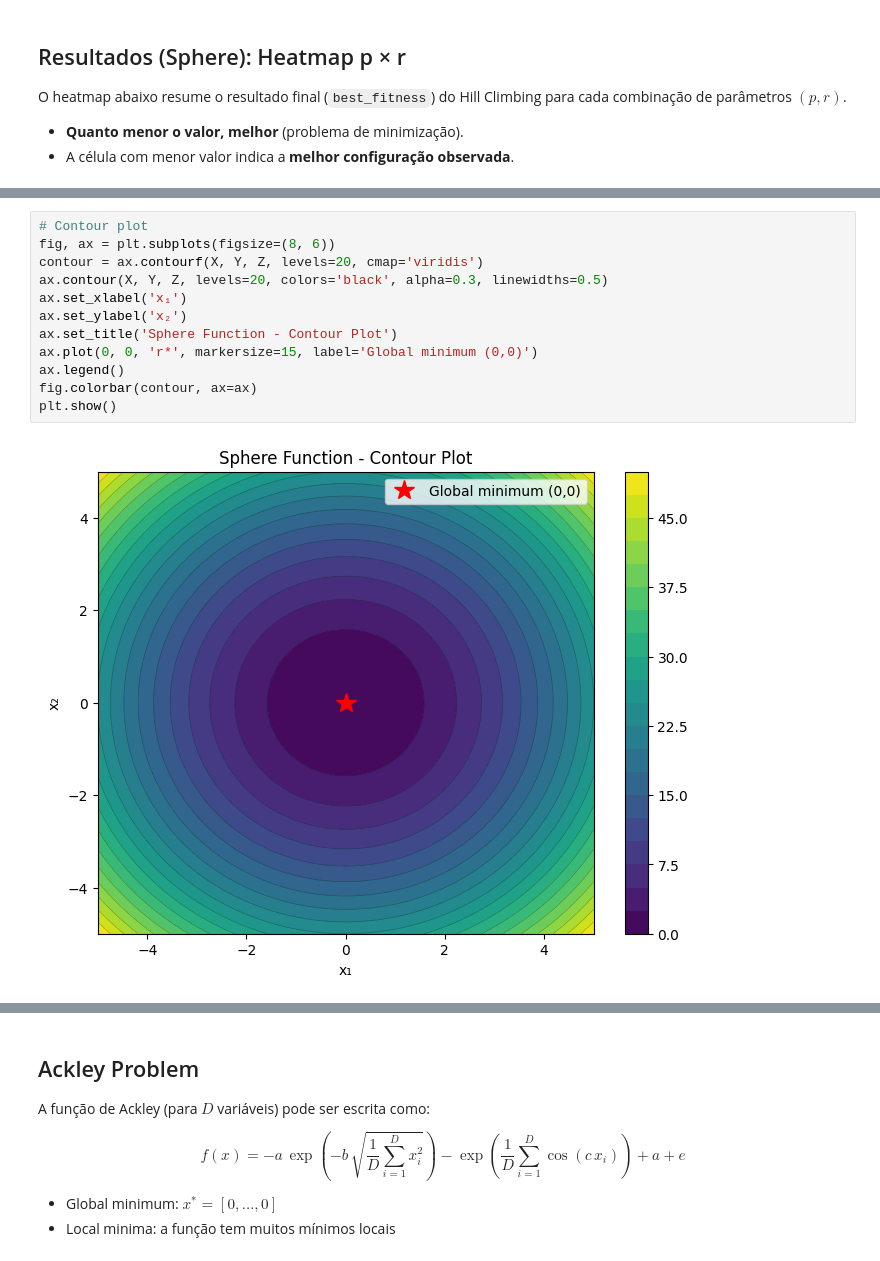
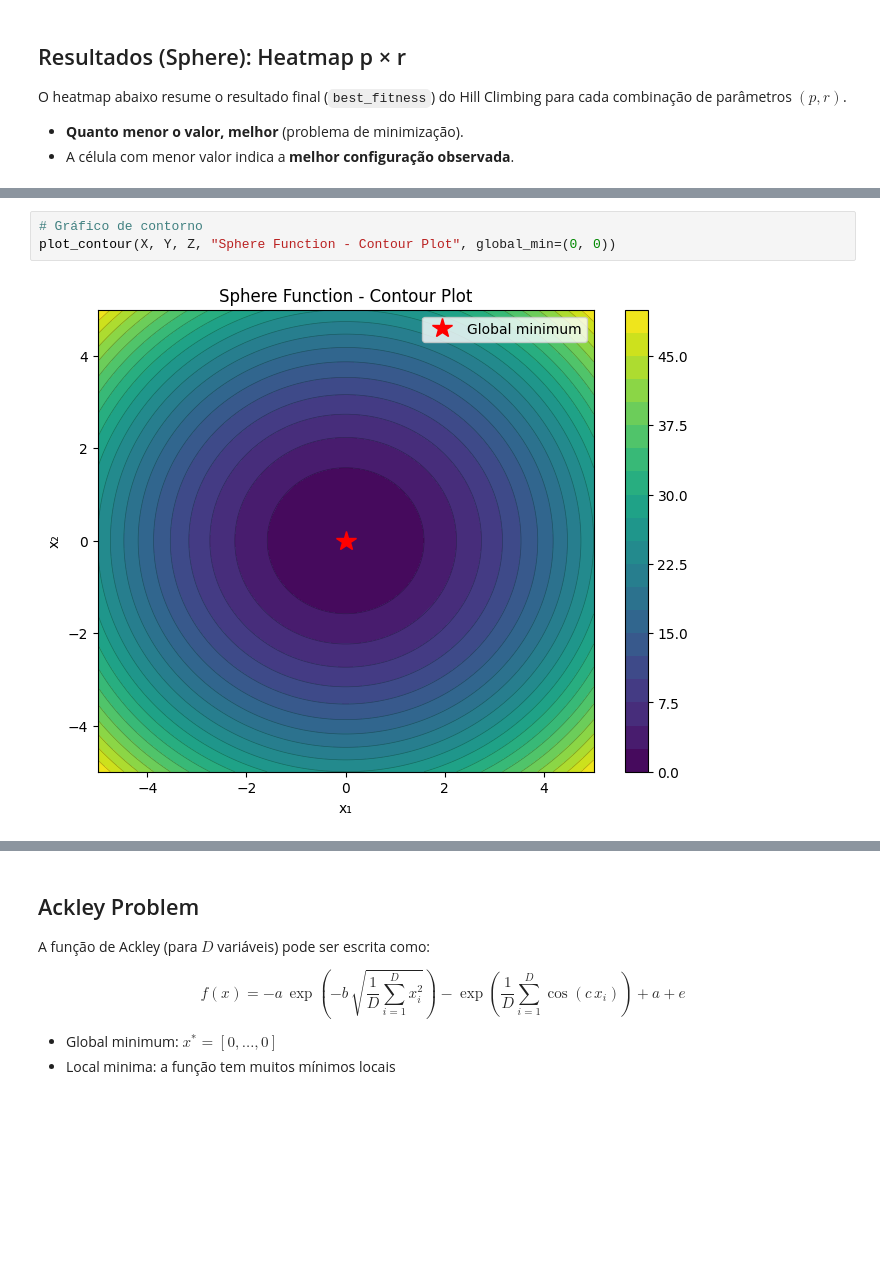
Before and after one commit to DCOMP-UFS/PyManyobjective, a Jupyter notebook: HillClimbing.ipynb, the cells around one changed output, grey strips where cells are left out. Saved outputs shown, nothing was run; the diff lists cells and outputs as text; blank space fills up the shorter version.

```diff
--- a/HillClimbing.ipynb
+++ b/HillClimbing.ipynb
@@ -177,17 +134,8 @@ plt.show()
 # %% [output]
 [figure]
 # %%
-# Contour plot
-fig, ax = plt.subplots(figsize=(8, 6))
-contour = ax.contourf(X, Y, Z, levels=20, cmap='viridis')
-ax.contour(X, Y, Z, levels=20, colors='black', alpha=0.3, linewidths=0.5)
-ax.set_xlabel('x₁')
-ax.set_ylabel('x₂')
-ax.set_title('Sphere Function - Contour Plot')
-ax.plot(0, 0, 'r*', markersize=15, label='Global minimum (0,0)')
-ax.legend()
-fig.colorbar(contour, ax=ax)
-plt.show()
+# Gráfico de contorno
+plot_contour(X, Y, Z, "Sphere Function - Contour Plot", global_min=(0, 0))
 # %% [output]
-[figure, old version]
+[figure, new version]
 # %%
```
Also changed, not shown: parts of 18 cells of this notebook, 9 other files.
